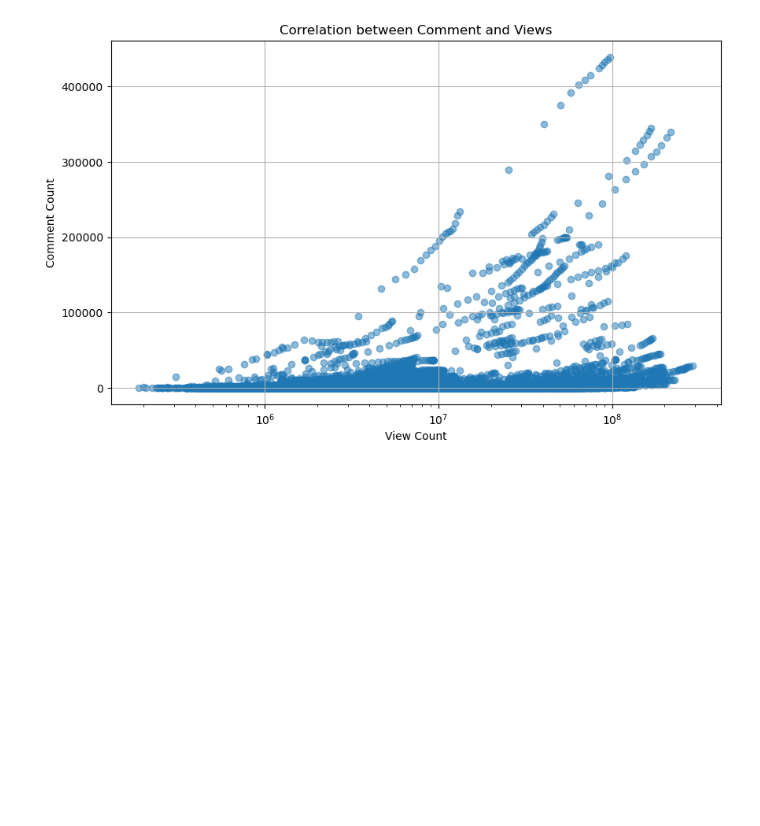
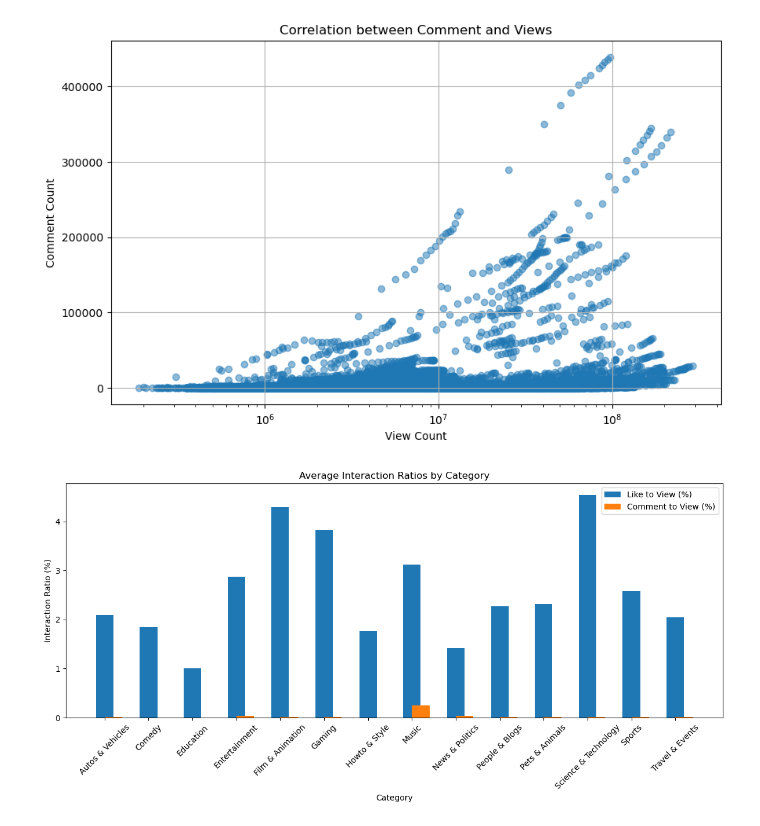
Before and after one commit to sleepifoxx/BTL-Data-Processing, a Jupyter notebook: DataProcessing.ipynb, the cells around one changed output. Saved outputs shown, nothing was run; the diff lists cells and outputs as text; code cells hidden in the pictures; blank space fills up the shorter version.

```diff
--- a/DataProcessing.ipynb
+++ b/DataProcessing.ipynb
@@ -437,3 +437,31 @@ plt.xscale('log')
 plt.show()
 # %% [output]
 [figure]
+# %%
+# Calculate the interaction ratios
+avg_views_likes_comments['like_to_view'] = (avg_views_likes_comments['like_count'] / avg_views_likes_comments['view_count']) * 100
+avg_views_likes_comments['comment_to_view'] = (avg_views_likes_comments['comment_count'] / avg_views_likes_comments['view_count']) * 100
+
+# Plot the interaction ratios
+fig, ax = plt.subplots(figsize=(12, 6))
+
+# Plot like to view ratio
+ax.bar(avg_views_likes_comments['category'], avg_views_likes_comments['like_to_view'], width=0.4, label='Like to View (%)', align='center')
+
+# Plot comment to view ratio
+ax.bar(avg_views_likes_comments['category'], avg_views_likes_comments['comment_to_view'], width=0.4, label='Comment to View (%)', align='edge')
+
+# Add labels and title
+ax.set_xlabel('Category')
+ax.set_ylabel('Interaction Ratio (%)')
+ax.set_title('Average Interaction Ratios by Category')
+ax.legend()
+
+# Rotate x-axis labels for better readability
+plt.xticks(rotation=45)
+
+# Show the plot
+plt.tight_layout()
+plt.show()
+# %% [output]
+[figure, added]
```
Also changed, not shown: parts of 2 cells of this notebook, 4 other files.
